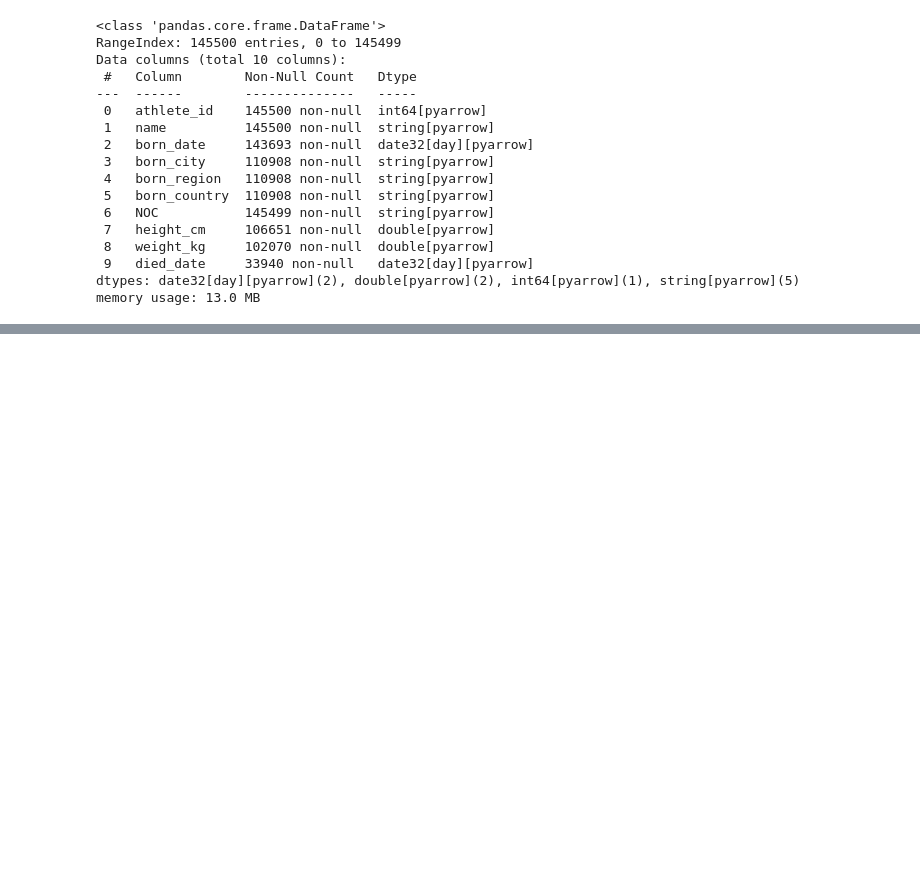
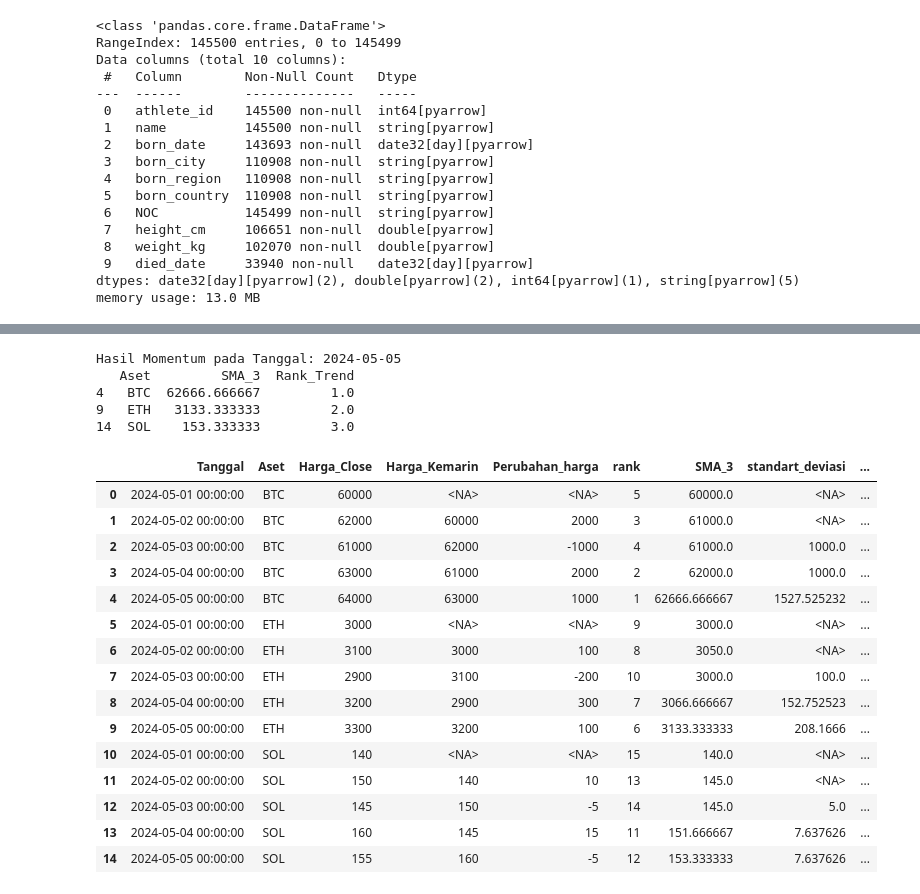
Before and after one commit to Haerulanwar05/Zero-To-ML-Engineer, a Jupyter notebook: Pandas/advanced_functionality.ipynb, the cells around one changed output, grey strips where cells are left out. Saved outputs shown, nothing was run; the diff lists cells and outputs as text; code cells hidden in the pictures; blank space fills up the shorter version.

```diff
--- a/Pandas/advanced_functionality.ipynb
+++ b/Pandas/advanced_functionality.ipynb
@@ -209,0 +428,44 @@ memory usage: 13.0 MB
+# %%
+# --- CHALLENGE 9: CROSS-SECTIONAL RANKING (MOMENTUM) ---
+
+# 1. Mencari tanggal terakhir secara otomatis
+tanggal_terakhir = df['Tanggal'].max()
+
+# 2. Memfilter data agar hanya berisi baris di tanggal terakhir
+# Kita gunakan .copy() agar tidak muncul peringatan SettingWithCopyWarning
+df_akhir = df[df['Tanggal'] == tanggal_terakhir].copy()
+
+# 3. Melakukan ranking antar aset berdasarkan kolom SMA_3
+# ascending=False -> Nilai SMA tertinggi (tren paling kuat) jadi Nomor 1
+df_akhir['Rank_Trend'] = df_akhir['SMA_3'].rank(ascending=False)
+
+# Menampilkan hasil pemenang momentum di hari terakhir
+print(f"Hasil Momentum pada Tanggal: {tanggal_terakhir.date()}")
+print(df_akhir[['Aset', 'SMA_3', 'Rank_Trend']].sort_values(by='Rank_Trend'))
+# %% [output]
+Hasil Momentum pada Tanggal: 2024-05-05
+   Aset         SMA_3  Rank_Trend
+4   BTC  62666.666667         1.0
+9   ETH   3133.333333         2.0
+14  SOL    153.333333         3.0
+# %%
+df_arrow = df.convert_dtypes(dtype_backend='pyarrow')
+# %%
+df_arrow
+# %% [output]
+|  | Tanggal | Aset | Harga_Close | Harga_Kemarin | Perubahan_harga | rank | SMA_3 | standart_deviasi | ... |
+| 0 | 2024-05-01 00:00:00 | BTC | 60000 | <NA> | <NA> | 5 | 60000.0 | <NA> | ... |
+| 1 | 2024-05-02 00:00:00 | BTC | 62000 | 60000 | 2000 | 3 | 61000.0 | <NA> | ... |
+| 2 | 2024-05-03 00:00:00 | BTC | 61000 | 62000 | -1000 | 4 | 61000.0 | 1000.0 | ... |
+| 3 | 2024-05-04 00:00:00 | BTC | 63000 | 61000 | 2000 | 2 | 62000.0 | 1000.0 | ... |
+| 4 | 2024-05-05 00:00:00 | BTC | 64000 | 63000 | 1000 | 1 | 62666.666667 | 1527.525232 | ... |
+| 5 | 2024-05-01 00:00:00 | ETH | 3000 | <NA> | <NA> | 9 | 3000.0 | <NA> | ... |
+| 6 | 2024-05-02 00:00:00 | ETH | 3100 | 3000 | 100 | 8 | 3050.0 | <NA> | ... |
+| 7 | 2024-05-03 00:00:00 | ETH | 2900 | 3100 | -200 | 10 | 3000.0 | 100.0 | ... |
+| 8 | 2024-05-04 00:00:00 | ETH | 3200 | 2900 | 300 | 7 | 3066.666667 | 152.752523 | ... |
+| 9 | 2024-05-05 00:00:00 | ETH | 3300 | 3200 | 100 | 6 | 3133.333333 | 208.1666 | ... |
+| 10 | 2024-05-01 00:00:00 | SOL | 140 | <NA> | <NA> | 15 | 140.0 | <NA> | ... |
+| 11 | 2024-05-02 00:00:00 | SOL | 150 | 140 | 10 | 13 | 145.0 | <NA> | ... |
+| 12 | 2024-05-03 00:00:00 | SOL | 145 | 150 | -5 | 14 | 145.0 | 5.0 | ... |
+| 13 | 2024-05-04 00:00:00 | SOL | 160 | 145 | 15 | 11 | 151.666667 | 7.637626 | ... |
+| 14 | 2024-05-05 00:00:00 | SOL | 155 | 160 | -5 | 12 | 153.333333 | 7.637626 | ... |
```
Also changed, not shown: parts of 20 cells of this notebook.
